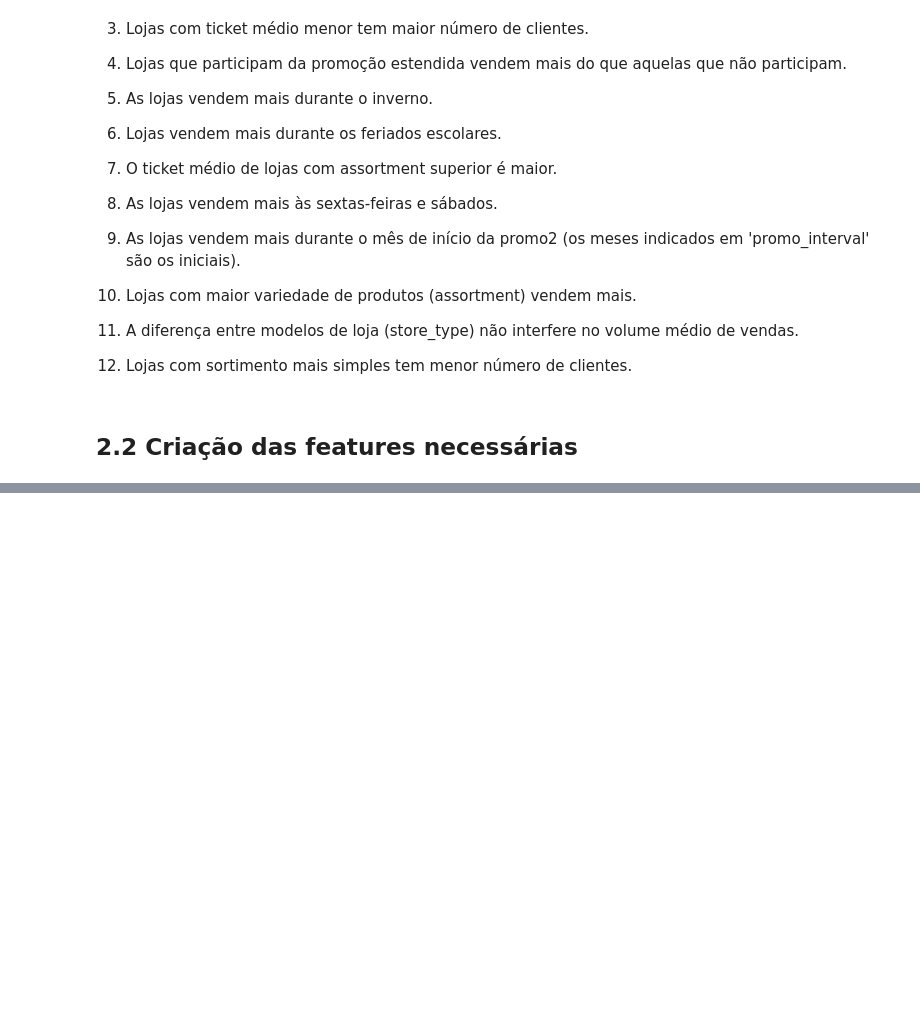
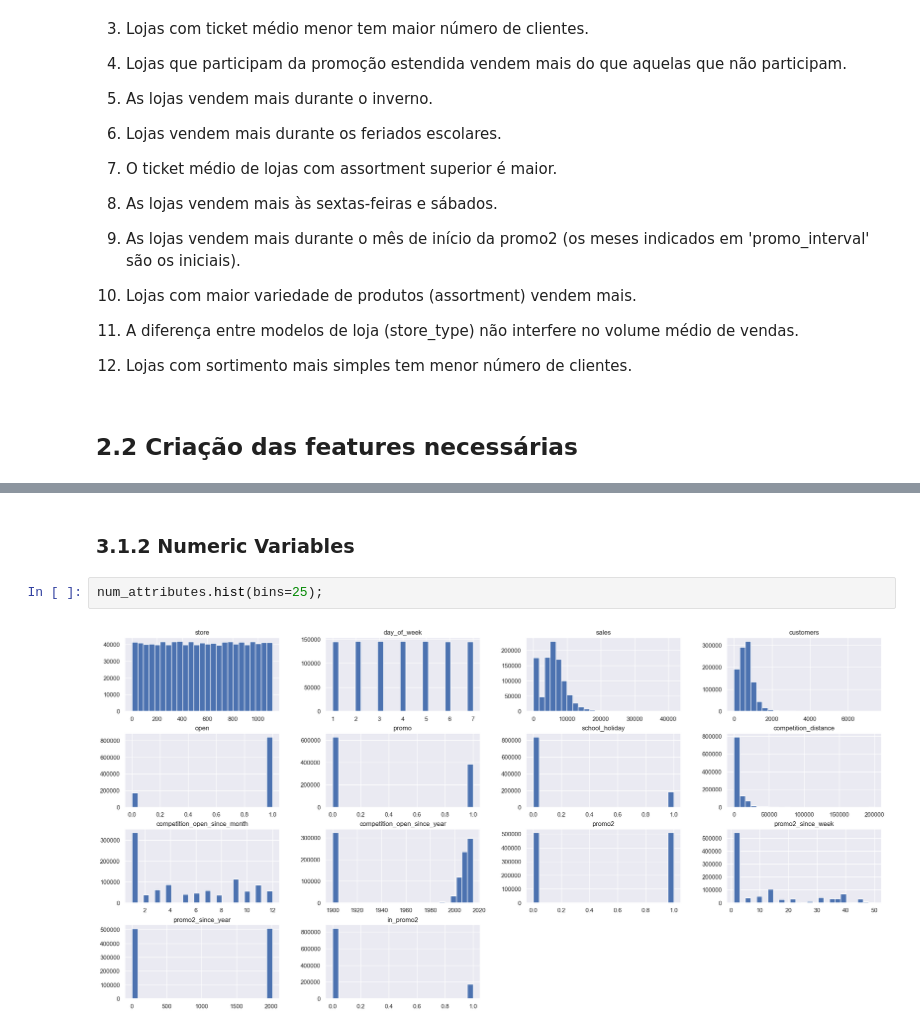
Before and after one commit to FelipeCaetanoDS/rossmann, a Jupyter notebook: rossmann_predict_project.ipynb, the cells around one changed output, grey strips where cells are left out. Drawn from its saved outputs; the diff is of its cells as text; blank space fills up the shorter version.

```diff
--- a/rossmann_predict_project.ipynb
+++ b/rossmann_predict_project.ipynb
@@ -314,0 +337,6 @@ data2.head()
+# %% [markdown]
+### 3.1.2 Numeric Variables
+# %%
+num_attributes.hist(bins=25);
+# %% [output]
+[figure, added]
```
Also changed, not shown: parts of 15 cells of this notebook.
